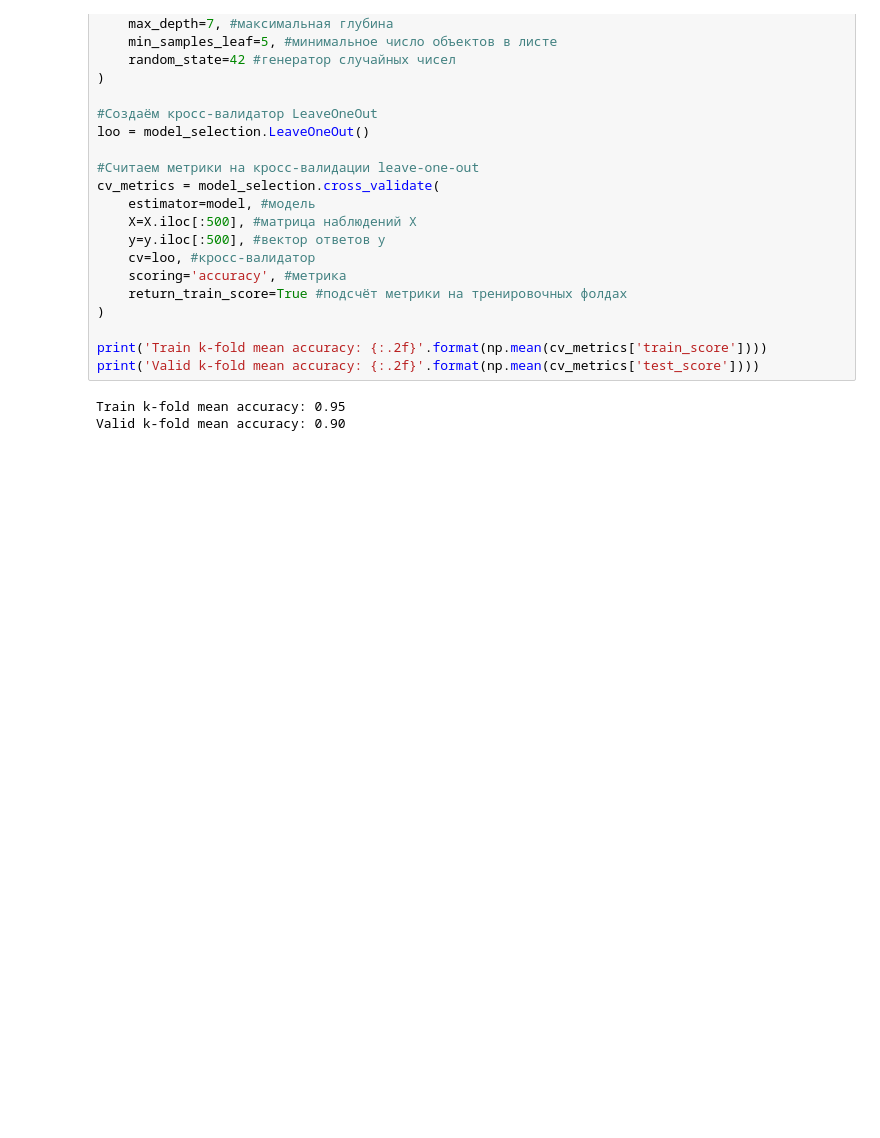
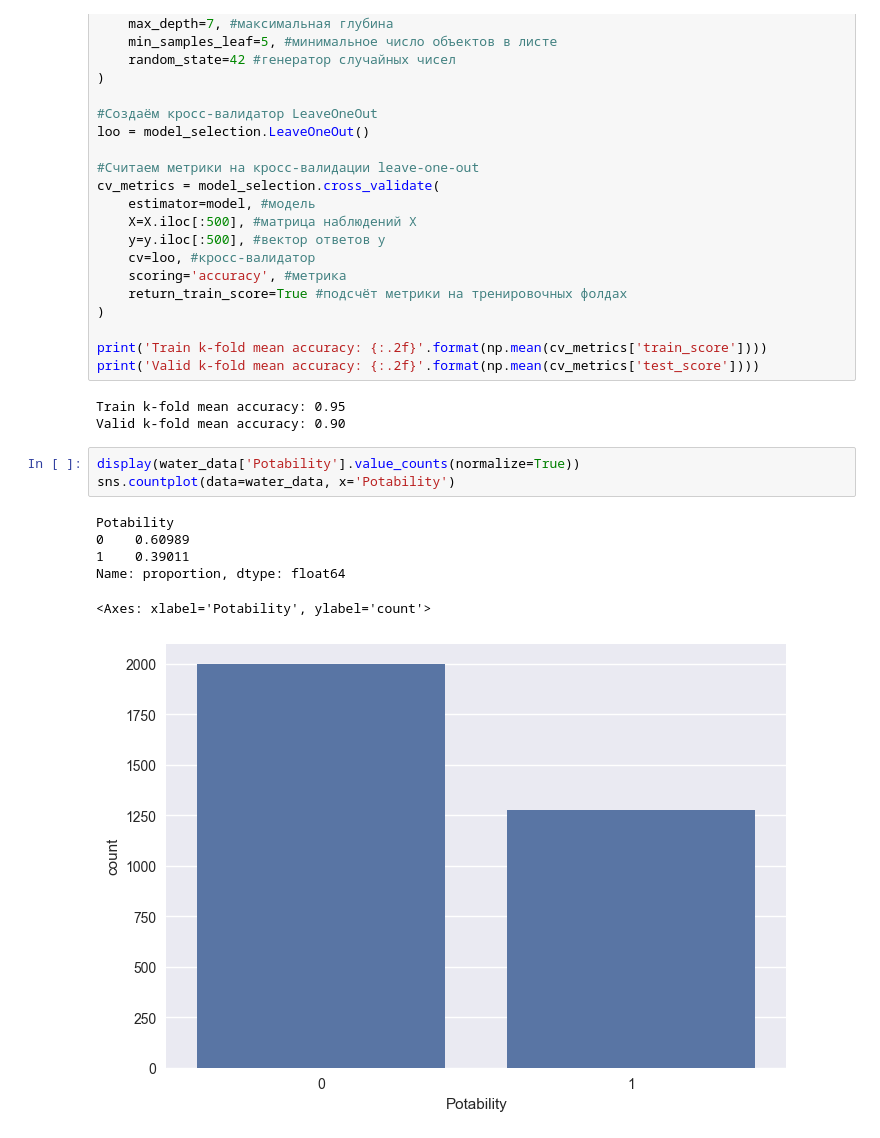
Before and after one commit to step4k777/First, a Jupyter notebook: ML обучение без учителя/Валидация данных, методы.ipynb, the cells around one changed output. Cells and saved outputs as stored; diff of their text form; blank space fills up the shorter version.

```diff
--- a/ML обучение без учителя/Валидация данных, методы.ipynb
+++ b/ML обучение без учителя/Валидация данных, методы.ipynb
@@ -267,3 +267,13 @@ print('Valid k-fold mean accuracy: {:.2f}'.format(np.mean(cv_metrics['test_score
 # %% [output]
 Train k-fold mean accuracy: 0.95
 Valid k-fold mean accuracy: 0.90
+# %%
+display(water_data['Potability'].value_counts(normalize=True))
+sns.countplot(data=water_data, x='Potability')
+# %% [output]
+Potability
+0    0.60989
+1    0.39011
+Name: proportion, dtype: float64
+<Axes: xlabel='Potability', ylabel='count'>
+[figure, added]
```
Also changed, not shown: parts of 48 cells of this notebook, 19 other files.
